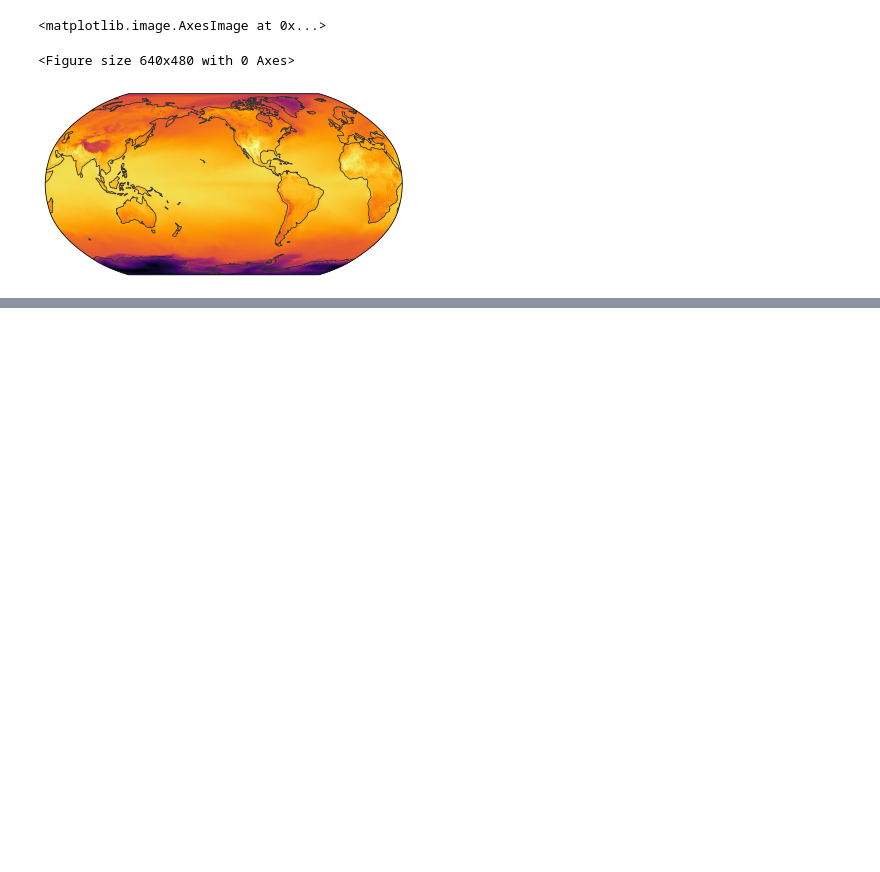
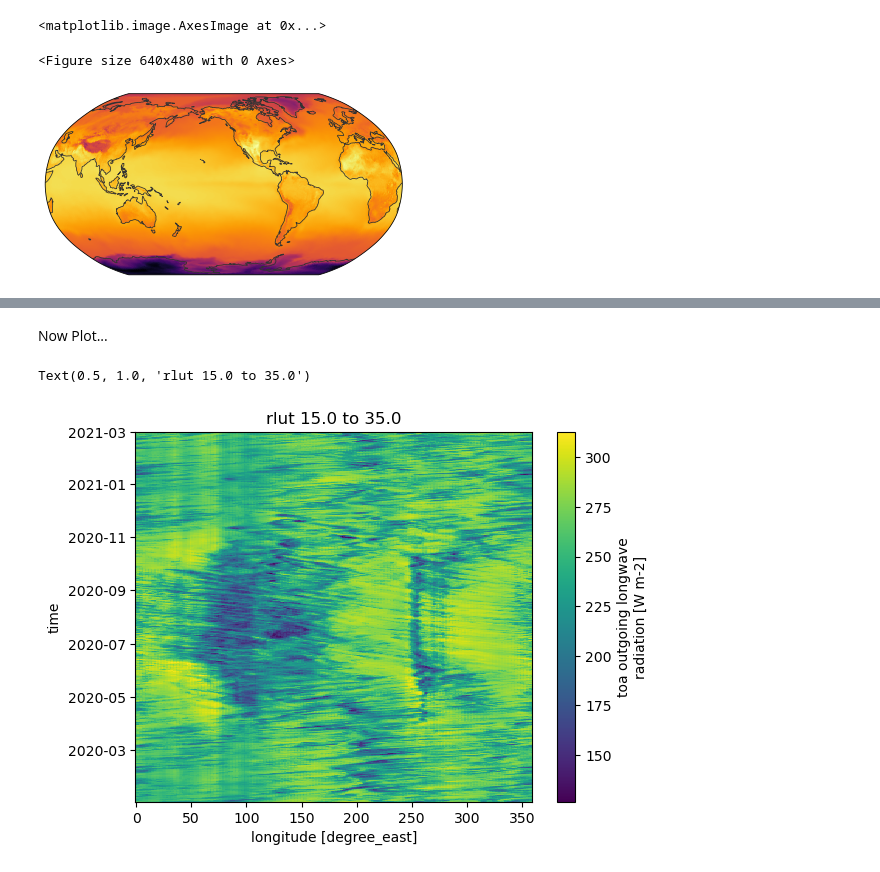
Before and after one commit to trackow/hk25-teams, a Jupyter notebook: hk25-tutorials/simple_plot.ipynb, the cells around one changed output, grey strips where cells are left out. Drawn from its saved outputs; the diff is of its cells as text; code cells hidden in the pictures; blank space fills up the shorter version.

```diff
--- a/hk25-tutorials/simple_plot.ipynb
+++ b/hk25-tutorials/simple_plot.ipynb
@@ -56,0 +107,19 @@ egh.healpix_show(ds["ts"].sel(time="2020-05-10T00:00:00"), cmap="inferno", dpi=7
+# %%
+var="rlut"
+Slim, Nlim = 15.0, 35.0
+da_by_lon = (
+    ds[var]
+    .where((ds["lat"] > Slim) & (ds["lat"] < Nlim),drop=True)
+    .groupby("lon")
+    .mean()
+).compute()
+# %% [markdown]
+Now Plot...
+# %%
+da_by_lon.plot()
+
+latstr=f"{Slim}"+" to "+f"{Nlim}"
+plt.title(var+" "+latstr)
+# %% [output]
+Text(0.5, 1.0, 'rlut 15.0 to 35.0')
+[figure, added]
```
Also changed, not shown: parts of 17 cells of this notebook.
